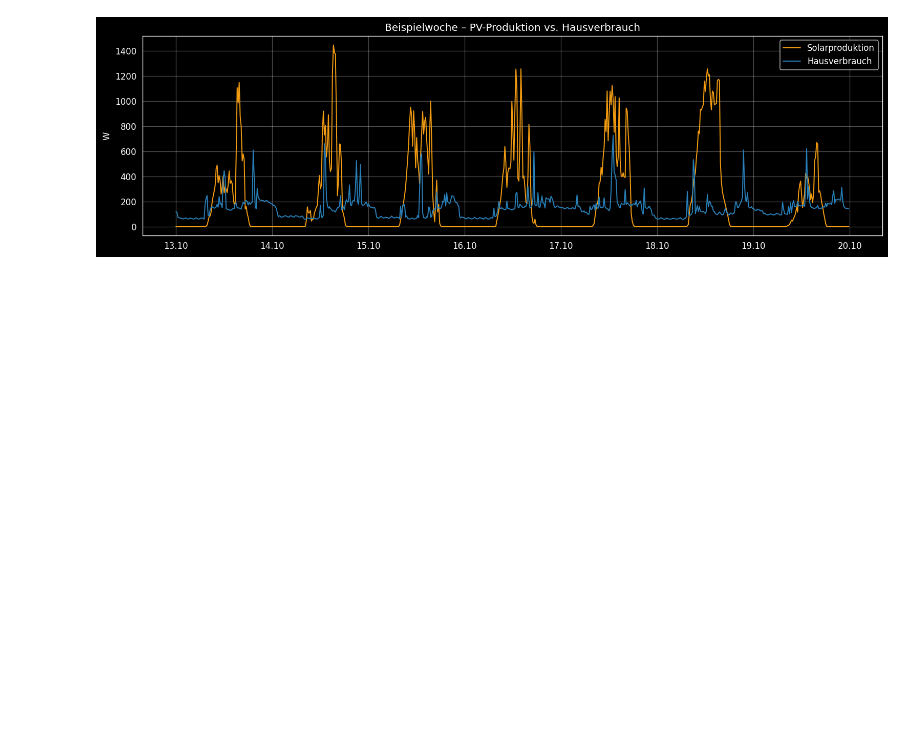
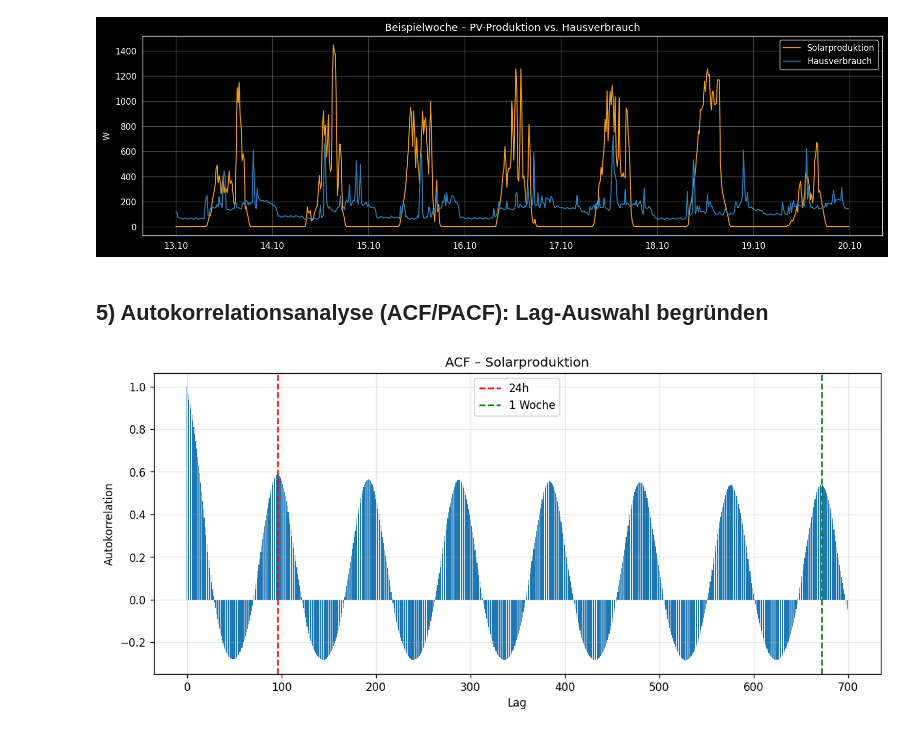
Before and after one commit to Anni075/KI-Project, a Jupyter notebook: notebooks/01_univariate_analyse.ipynb, the cells around one changed output. Cells and saved outputs as stored; diff of their text form; code cells hidden in the pictures; blank space fills up the shorter version.

```diff
--- a/notebooks/01_univariate_analyse.ipynb
+++ b/notebooks/01_univariate_analyse.ipynb
@@ -266,3 +266,24 @@ plt.tight_layout()
 plt.show()
 # %% [output]
 [figure]
+# %% [markdown]
+## 5) Autokorrelationsanalyse (ACF/PACF): Lag-Auswahl begründen
+# %%
+series = df[TARGET].dropna()
+
+acf_values = [series.autocorr(lag=i) for i in range(700)]
+
+plt.figure(figsize=(12,5))
+plt.bar(range(700), acf_values)
+
+plt.axvline(96, color="red", linestyle="--", label="24h")
+plt.axvline(672, color="green", linestyle="--", label="1 Woche")
+
+plt.xlabel("Lag")
+plt.ylabel("Autokorrelation")
+plt.title("ACF – Solarproduktion")
+
+plt.legend()
+plt.show()
+# %% [output]
+[figure, added]
```
Also changed, not shown: parts of 9 cells of this notebook.
